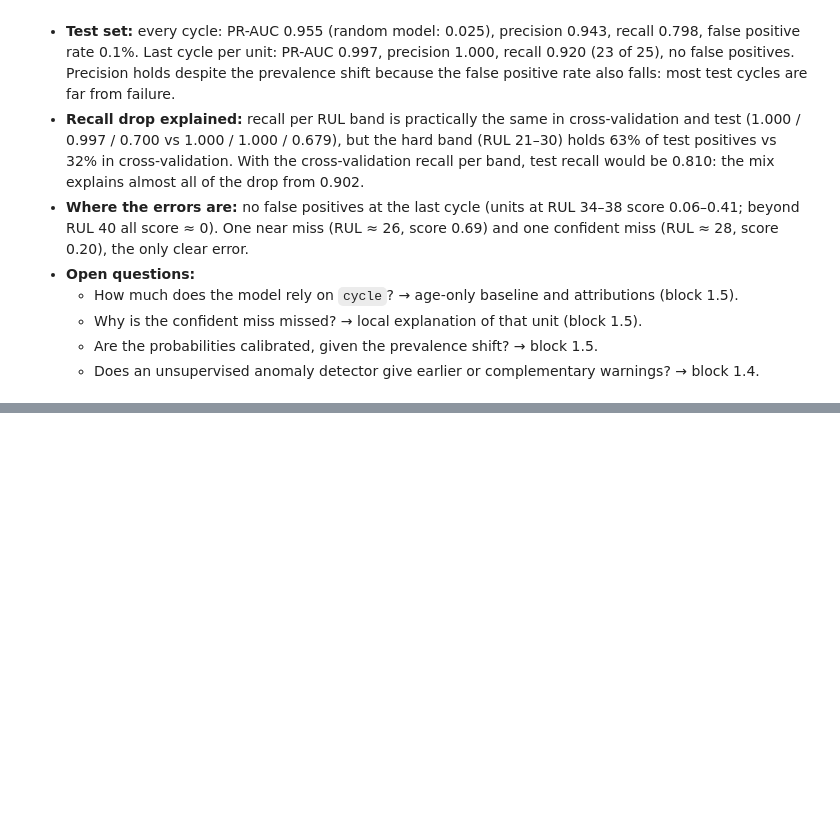
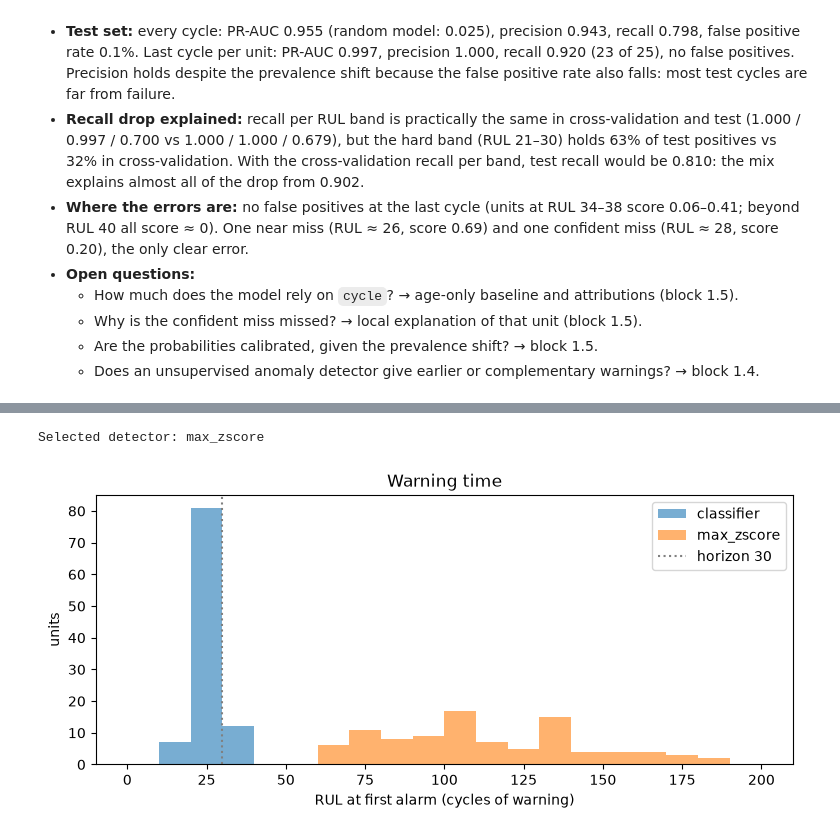
Before and after one commit to maria2332/industrial-ai-copilot, a Jupyter notebook: notebooks/02_predictive_maintenance.ipynb, the cells around one changed output, grey strips where cells are left out. Cells and saved outputs as stored; diff of their text form; code cells hidden in the pictures; blank space fills up the shorter version.

Commit message:
docs(ml): anomaly detection and lead time (block 1.4)

```diff
--- a/notebooks/02_predictive_maintenance.ipynb
+++ b/notebooks/02_predictive_maintenance.ipynb
@@ -441,0 +517,12 @@ pd.concat(
+# %%
+first_alarm_rul = {
+    method: first_alarms(train, margin, 0.0, CONSECUTIVE)["rul_at_first_alarm"]
+    for method, margin in margins.items()
+}
+first_alarm_rul["classifier"] = first_alarms(train, oof_scores, threshold, CONSECUTIVE)[
+    "rul_at_first_alarm"
+]
+lead_times = pd.DataFrame(
+    {name: summarize_first_alarms(rul, HORIZON) for name, rul in first_alarm_rul.items()}
+).T
+lead_times
@@ -441,0 +534,24 @@ pd.concat(
+# %%
+z_score, forest = lead_times.loc["max_zscore"], lead_times.loc["isolation_forest"]
+missed, median = "missed (no alarm)", "median RUL at first alarm"
+healthy_alarms = "false alarms, healthy cycles"
+
+isolation_forest_wins = forest[missed] < z_score[missed] or (
+    forest[missed] == z_score[missed]
+    and forest[median] >= z_score[median] + 5
+    and reports.loc["isolation_forest", healthy_alarms] <= reports.loc["max_zscore", healthy_alarms]
+)
+selected_detector = "isolation_forest" if isolation_forest_wins else "max_zscore"
+print(f"Selected detector: {selected_detector}")
+
+fig, ax = plt.subplots(figsize=(9, 3.5))
+bins = range(0, 201, 10)
+for name in ("classifier", selected_detector):
+    ax.hist(first_alarm_rul[name].dropna(), bins=bins, alpha=0.6, label=name)
+ax.axvline(HORIZON, color="grey", linestyle=":", label=f"horizon {HORIZON}")
+ax.set(xlabel="RUL at first alarm (cycles of warning)", ylabel="units", title="Warning time")
+ax.legend()
+plt.show()
+# %% [output]
+Selected detector: max_zscore
+[figure, added]
```
Also changed, not shown: parts of 16 cells of this notebook.
